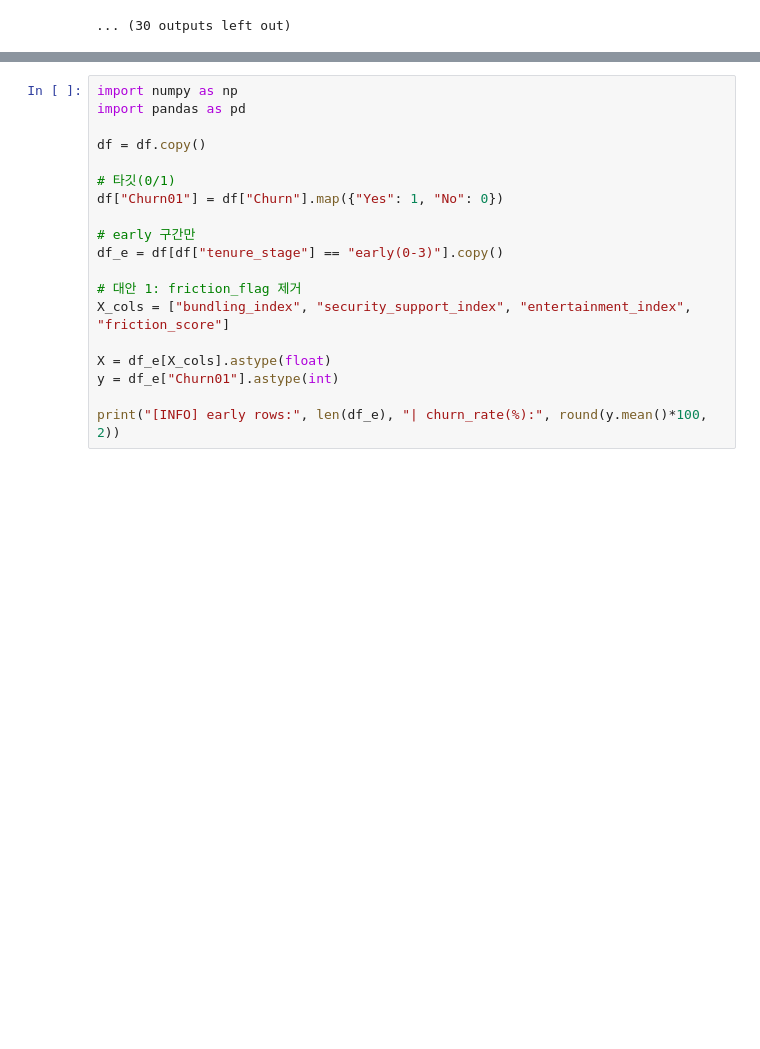
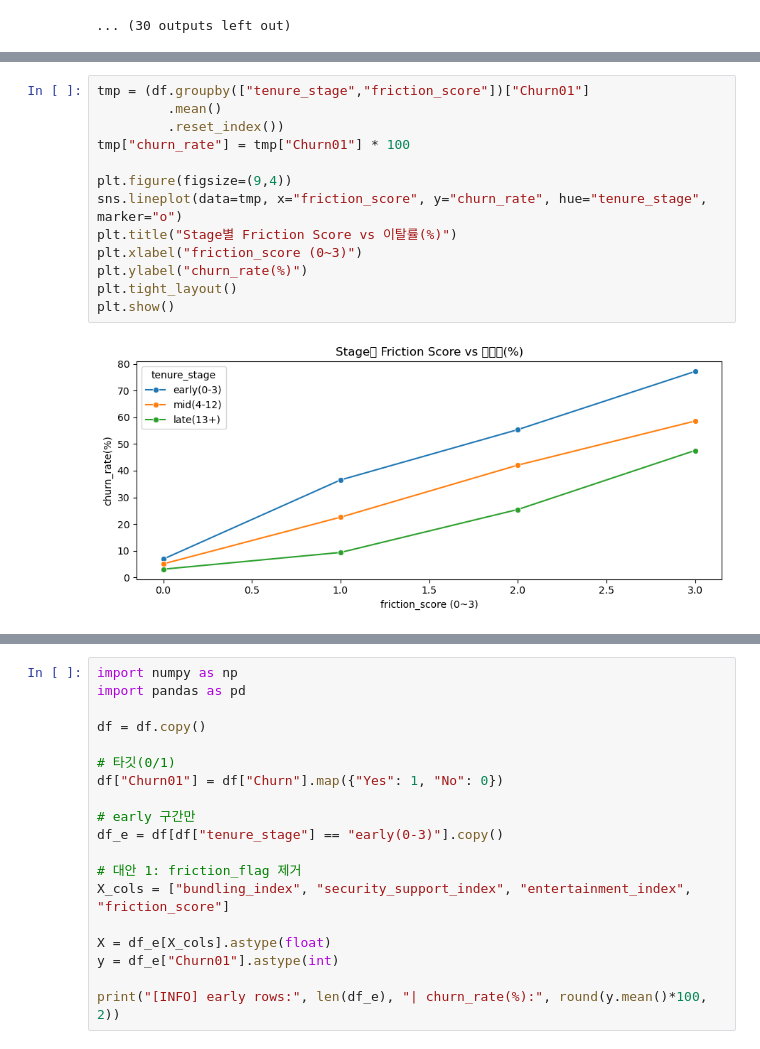
Before and after one commit to YTS-12/hipython, a Jupyter notebook: 통신사 고객이탈 데이터분석.ipynb, the cells around one changed output, grey strips where cells are left out. Drawn from its saved outputs; the diff is of its cells as text; blank space fills up the shorter version.

```diff
--- a/통신사 고객이탈 데이터분석.ipynb
+++ b/통신사 고객이탈 데이터분석.ipynb
@@ -248,0 +249,15 @@ for s in stages:
+# %%
+tmp = (df.groupby(["tenure_stage","friction_score"])["Churn01"]
+         .mean()
+         .reset_index())
+tmp["churn_rate"] = tmp["Churn01"] * 100
+
+plt.figure(figsize=(9,4))
+sns.lineplot(data=tmp, x="friction_score", y="churn_rate", hue="tenure_stage", marker="o")
+plt.title("Stage별 Friction Score vs 이탈률(%)")
+plt.xlabel("friction_score (0~3)")
+plt.ylabel("churn_rate(%)")
+plt.tight_layout()
+plt.show()
+# %% [output]
+[figure, added]
```
Also changed, not shown: parts of 5 cells of this notebook.
